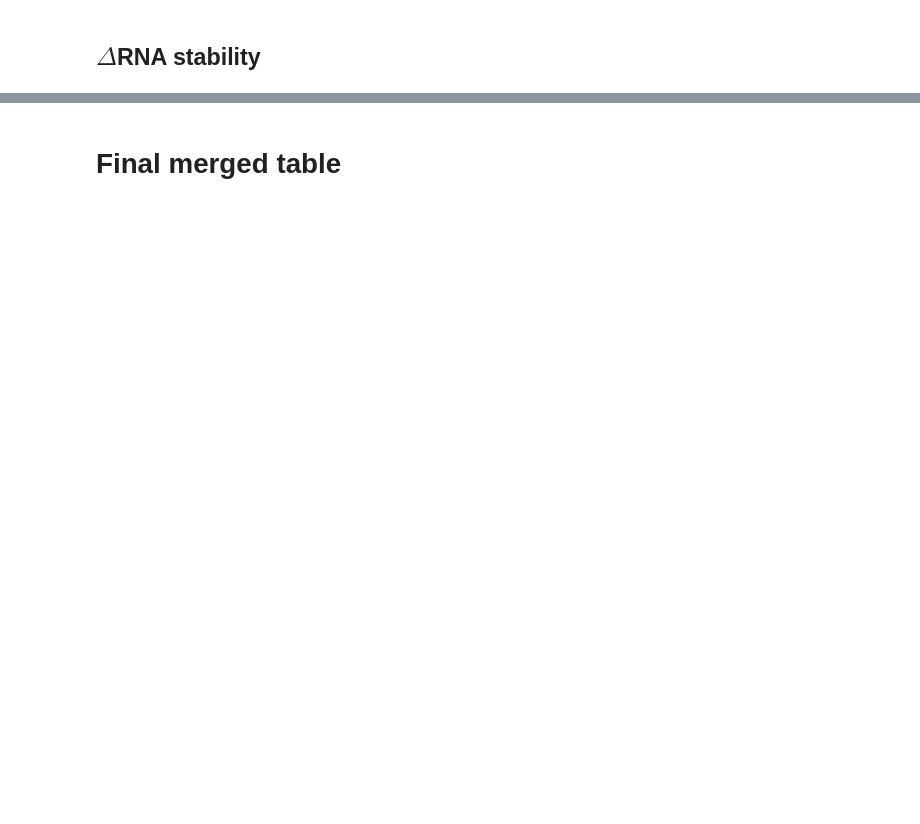
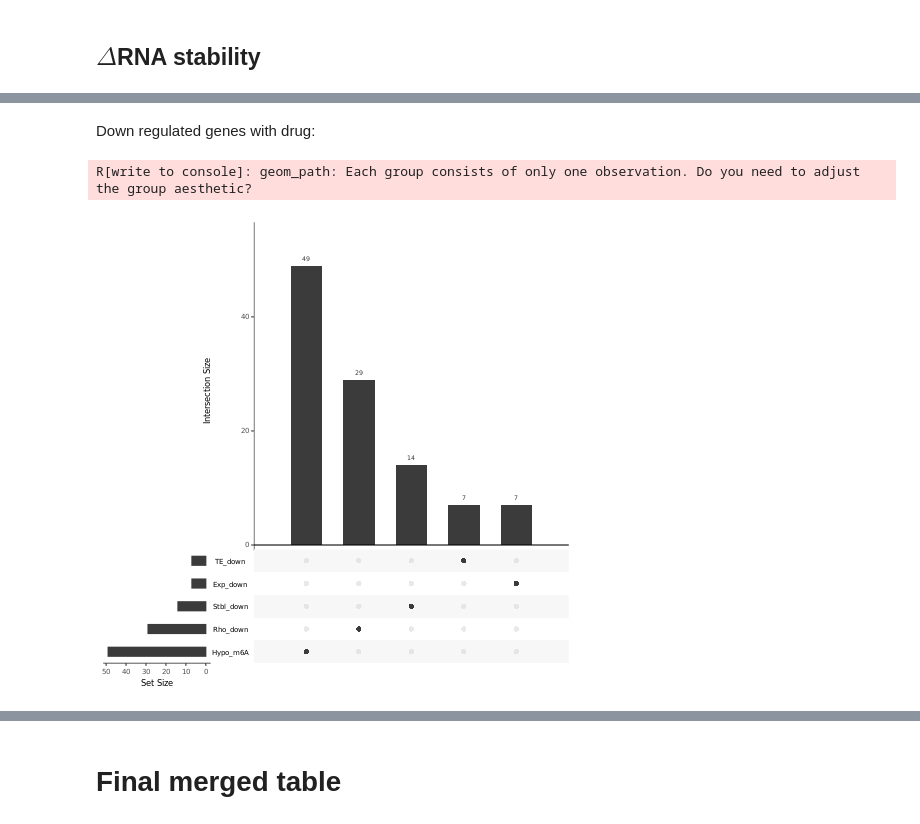
Before and after one commit to goodarzilab/Abe, a Jupyter notebook: Gilbertlab/Decitabine_treatment/combined_analysis-intersectional-genes.ipynb, the cells around one changed output, grey strips where cells are left out. Cells and saved outputs as stored; diff of their text form; code cells hidden in the pictures; blank space fills up the shorter version.

```diff
--- a/Gilbertlab/Decitabine_treatment/combined_analysis-intersectional-genes.ipynb
+++ b/Gilbertlab/Decitabine_treatment/combined_analysis-intersectional-genes.ipynb
@@ -294,0 +367,15 @@ upset(fromList(Vecs), order.by = "freq")
+# %% [markdown]
+Down regulated genes with drug:
+# %%
+%%R -i Exp_down,Stbl_down,TE_down,Rho_down,Hypo_m6A
+Vecs <- list(
+    Rho_down=unlist(Rho_down),
+    TE_down=unlist(TE_down), Exp_down=unlist(Exp_down),
+    Stbl_down=unlist(Stbl_down), Hypo_m6A=unlist(Hypo_m6A)
+)
+intersection <- Reduce(intersect,Vecs)
+upset(fromList(Vecs), order.by = "freq")
+# %% [output]
+R[write to console]: geom_path: Each group consists of only one observation. Do you need to adjust
+the group aesthetic?
+[figure, added]
```
Also changed, not shown: parts of 46 cells of this notebook.
